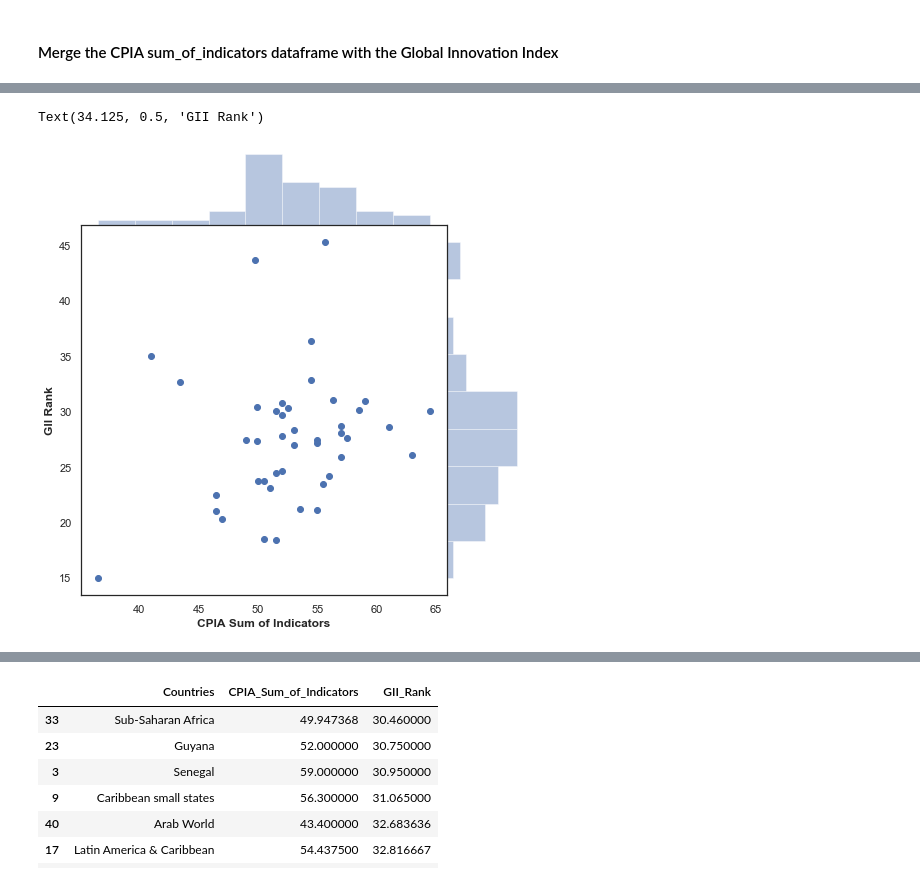
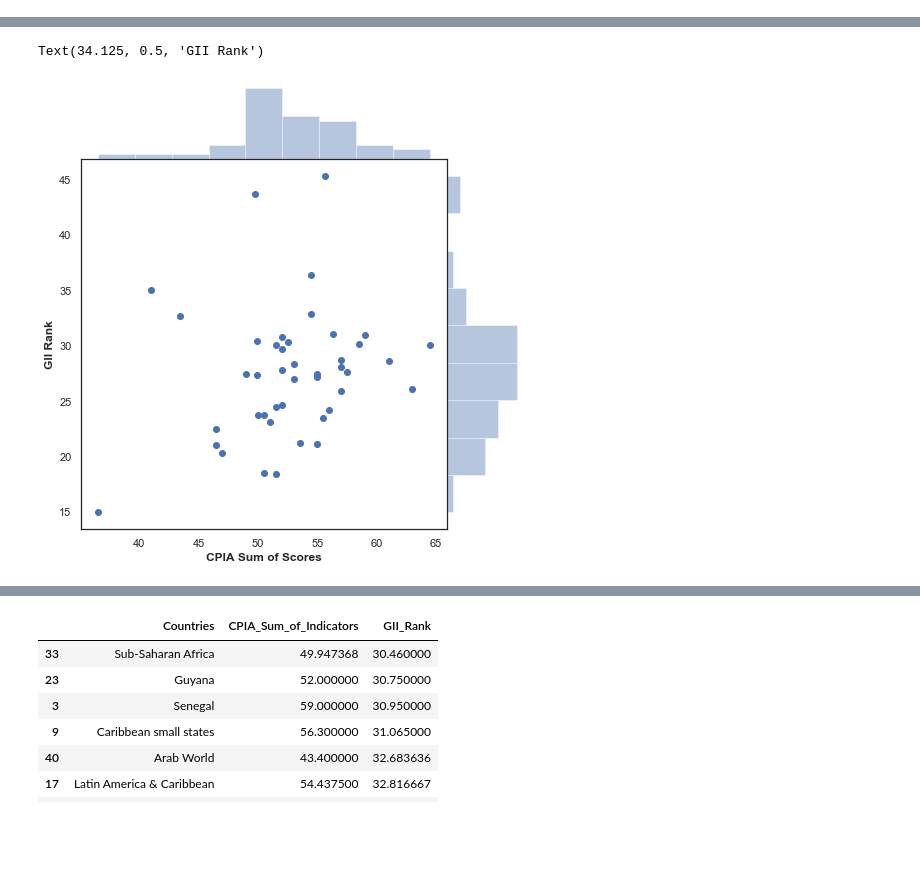
Before and after one commit to eoefelein/BigQueryAPI_Pandas_MatPlotLib-Seaborn, a Jupyter notebook: Exploratory_Data_Analysis.ipynb, the cells around one changed output, grey strips where cells are left out. Saved outputs shown, nothing was run; the diff lists cells and outputs as text; code cells hidden in the pictures; blank space fills up the shorter version.

```diff
--- a/Exploratory_Data_Analysis.ipynb
+++ b/Exploratory_Data_Analysis.ipynb
@@ -146,6 +146,4 @@ file = pd.read_csv(path)
 GII_Shared_Innovation = pd.DataFrame(file)
 # %% [output]
 [interactive output not drawn]
-# %% [markdown]
-#### Merge the CPIA sum_of_indicators dataframe with the Global Innovation Index
 # %%
@@ -186,14 +186,15 @@ result
 | 11 | Europe & Central Asia | 55.600000 | 45.334091 |
 [interactive output not drawn]
 # %%
+# draw the jointplot
 sns.set(style="white")
 
 g = sns.jointplot(
     result["CPIA_Sum_of_Indicators"], result["GII_Rank"], height=7, space=0,
 )
-g.ax_joint.set_xlabel("CPIA Sum of Indicators", fontweight="bold")
+g.ax_joint.set_xlabel("CPIA Sum of Scores", fontweight="bold")
 g.ax_joint.set_ylabel("GII Rank", fontweight="bold")
 # %% [output]
 Text(34.125, 0.5, 'GII Rank')
-[figure, old version]
+[figure, new version]
 [interactive output not drawn]
```
Also changed, not shown: parts of 38 cells of this notebook.
